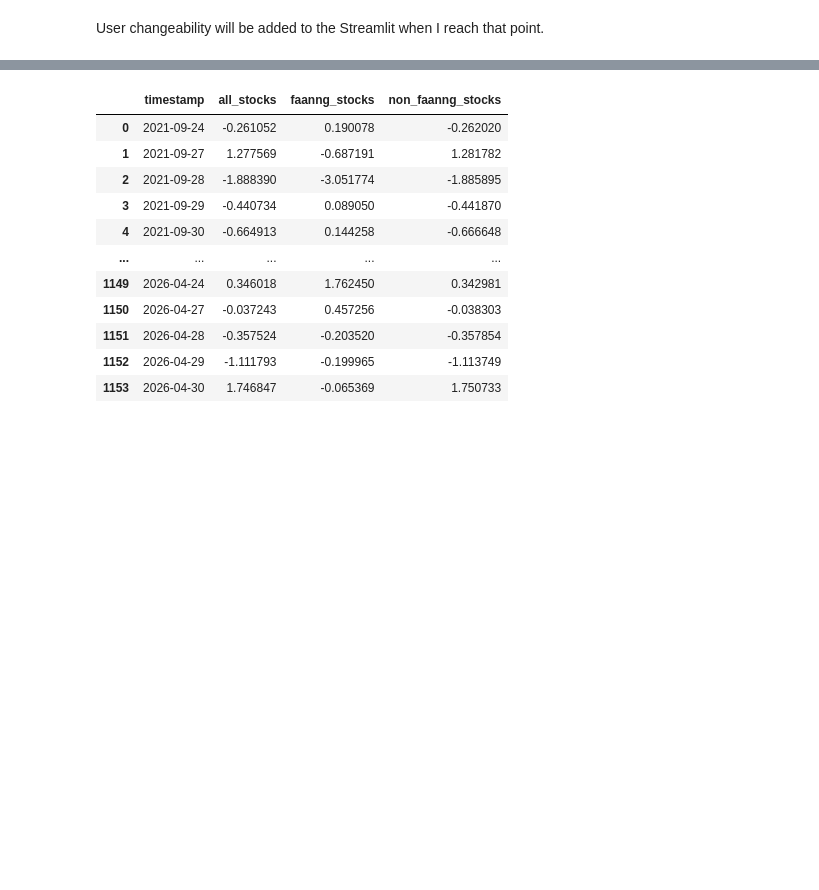
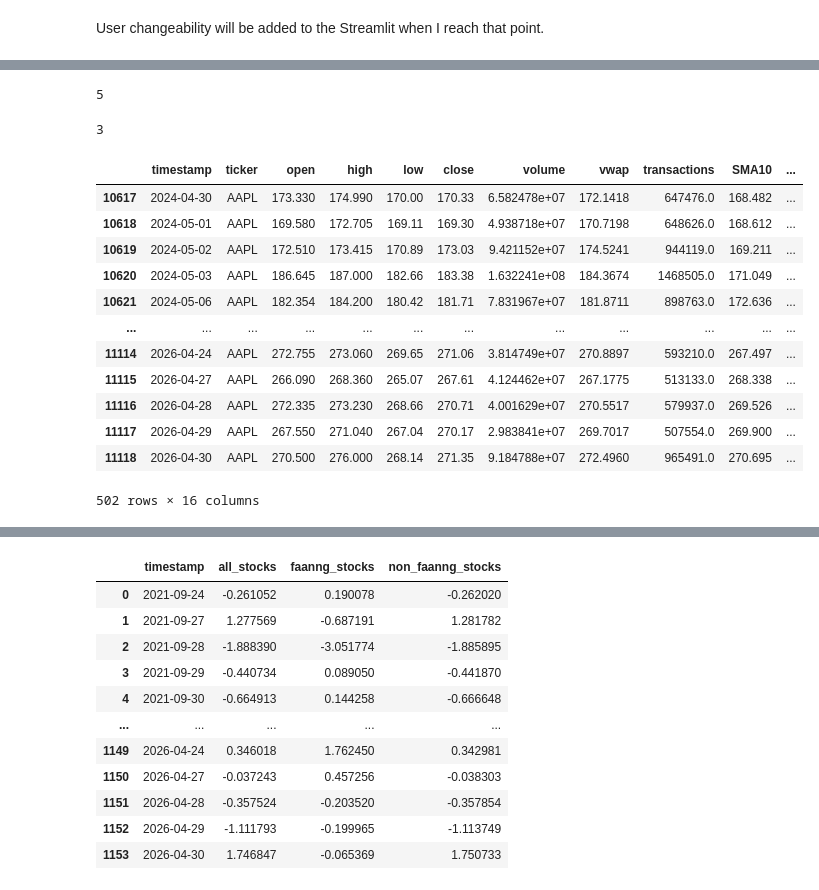
Before and after one commit to matthewcavanaugh96/megalabs, a Jupyter notebook: stock_prediction/PART1 b - EDA.ipynb, the cells around one changed output, grey strips where cells are left out. Drawn from its saved outputs; the diff is of its cells as text; code cells hidden in the pictures; blank space fills up the shorter version.

```diff
--- a/stock_prediction/PART1 b - EDA.ipynb
+++ b/stock_prediction/PART1 b - EDA.ipynb
@@ -216,3 +218,5 @@ df_cleaned_daily
+# %%
+df_daily_two_years = df_daily_five_years[df_daily_five_years['timestamp'] >= '2024-04-30']
 # %% [markdown]
 My raw daily dataset ran from 2021/05/05 to 2026/05/01.
 
@@ -332,0 +342,2 @@ User changeability will be added to the Streamlit when I reach that point.
+# %%
+daily_aapl_two_years = df_daily_two_years[df_daily_two_years['ticker'] == 'AAPL']
@@ -332,0 +515,8 @@ User changeability will be added to the Streamlit when I reach that point.
+# %%
+len(daily_aapl_two_years[daily_aapl_two_years['pct_change_from_prev'] >=5])
+# %% [output]
+5
+# %%
+len(daily_aapl_two_years[daily_aapl_two_years['pct_change_from_prev'] >=6])
+# %% [output]
+3
@@ -332,0 +525,16 @@ User changeability will be added to the Streamlit when I reach that point.
+# %%
+daily_aapl_two_years
+# %% [output]
+|  | timestamp | ticker | open | high | low | close | volume | vwap | transactions | SMA10 | ... |
+| 10617 | 2024-04-30 | AAPL | 173.330 | 174.990 | 170.00 | 170.33 | 6.582478e+07 | 172.1418 | 647476.0 | 168.482 | ... |
+| 10618 | 2024-05-01 | AAPL | 169.580 | 172.705 | 169.11 | 169.30 | 4.938718e+07 | 170.7198 | 648626.0 | 168.612 | ... |
+| 10619 | 2024-05-02 | AAPL | 172.510 | 173.415 | 170.89 | 173.03 | 9.421152e+07 | 174.5241 | 944119.0 | 169.211 | ... |
+| 10620 | 2024-05-03 | AAPL | 186.645 | 187.000 | 182.66 | 183.38 | 1.632241e+08 | 184.3674 | 1468505.0 | 171.049 | ... |
+| 10621 | 2024-05-06 | AAPL | 182.354 | 184.200 | 180.42 | 181.71 | 7.831967e+07 | 181.8711 | 898763.0 | 172.636 | ... |
+| ... | ... | ... | ... | ... | ... | ... | ... | ... | ... | ... | ... |
+| 11114 | 2026-04-24 | AAPL | 272.755 | 273.060 | 269.65 | 271.06 | 3.814749e+07 | 270.8897 | 593210.0 | 267.497 | ... |
+| 11115 | 2026-04-27 | AAPL | 266.090 | 268.360 | 265.07 | 267.61 | 4.124462e+07 | 267.1775 | 513133.0 | 268.338 | ... |
+| 11116 | 2026-04-28 | AAPL | 272.335 | 273.230 | 268.66 | 270.71 | 4.001629e+07 | 270.5517 | 579937.0 | 269.526 | ... |
+| 11117 | 2026-04-29 | AAPL | 267.550 | 271.040 | 267.04 | 270.17 | 2.983841e+07 | 269.7017 | 507554.0 | 269.900 | ... |
+| 11118 | 2026-04-30 | AAPL | 270.500 | 276.000 | 268.14 | 271.35 | 9.184788e+07 | 272.4960 | 965491.0 | 270.695 | ... |
+502 rows × 16 columns
```
Also changed, not shown: parts of 36 cells of this notebook.
